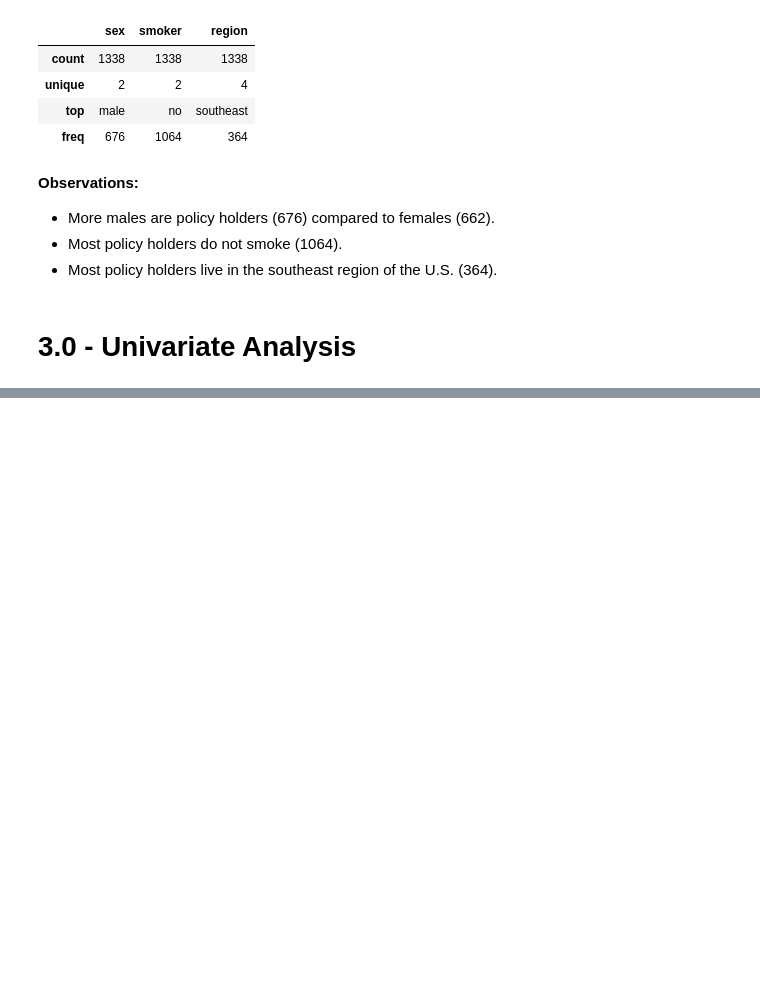
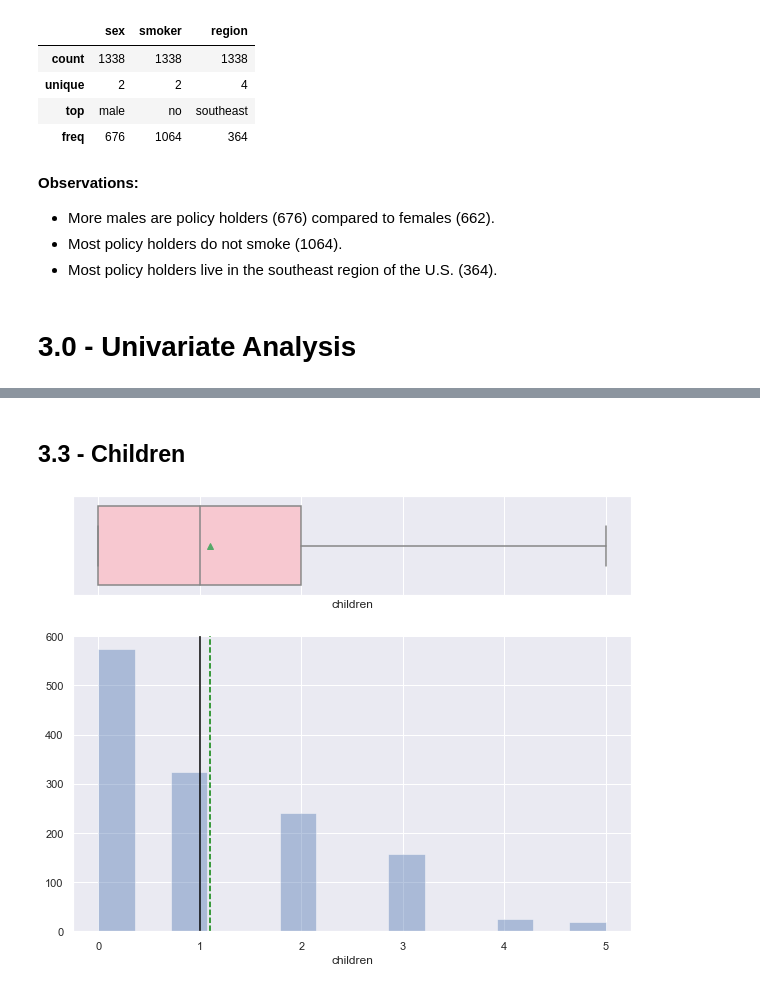
Before and after one commit to sarahthomas990/ut_projects, a Jupyter notebook: Project 2 - Axis Insurance.ipynb, the cells around one changed output, grey strips where cells are left out. Drawn from its saved outputs; the diff is of its cells as text; code cells hidden in the pictures; blank space fills up the shorter version.

```diff
--- a/Project 2 - Axis Insurance.ipynb
+++ b/Project 2 - Axis Insurance.ipynb
@@ -176,0 +216,6 @@ __Observations:__
+# %% [markdown]
+## 3.3 - Children
+# %%
+histogram_boxplot(axis_ins["children"])
+# %% [output]
+[figure, added]
```
Also changed, not shown: parts of 48 cells of this notebook.
